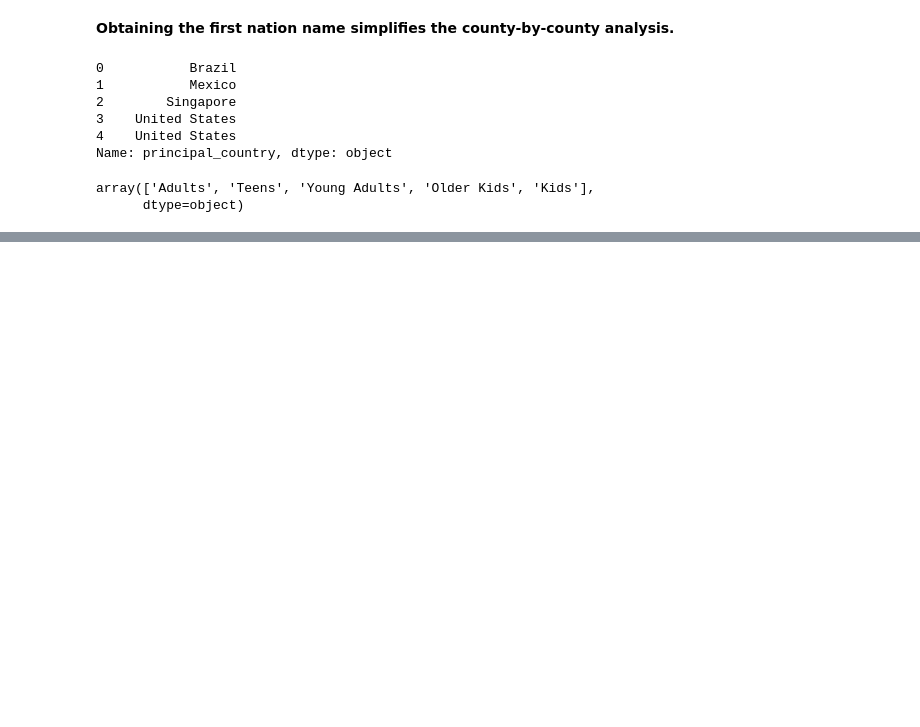
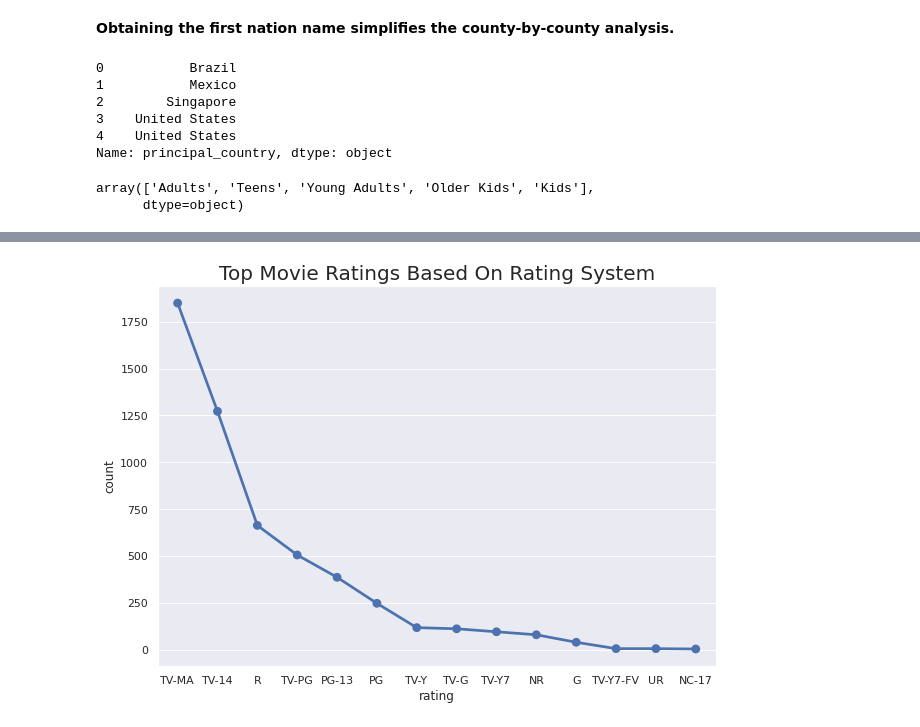
Before and after one commit to vinaylanjewar/Netflix-Movies-TV-Shows-Clustering, a Jupyter notebook: Capstone_project_4__NETFLIX_MOVIES_AND_TV_SHOWS_CLUSTERING.ipynb, the cells around one changed output, grey strips where cells are left out. Drawn from its saved outputs; the diff is of its cells as text; code cells hidden in the pictures; blank space fills up the shorter version.

```diff
--- a/Capstone_project_4__NETFLIX_MOVIES_AND_TV_SHOWS_CLUSTERING.ipynb
+++ b/Capstone_project_4__NETFLIX_MOVIES_AND_TV_SHOWS_CLUSTERING.ipynb
@@ -380,0 +446,14 @@ array(['Adults', 'Teens', 'Young Adults', 'Older Kids', 'Kids'],
+# %%
+#Creating 2 new dataframes for movies and TV shows
+df_tv = netflix_df[netflix_df["type"] == "TV Show"]
+df_movies = netflix_df[netflix_df["type"] == "Movie"]
+# %%
+#Plotting the ratings on movies on pointplot
+movie_ratings = df_movies.groupby(['rating'])['show_id'].count().reset_index(name='count').sort_values(by='count',ascending=False)
+fig_dims = (10,7)
+fig, ax = plt.subplots(figsize=fig_dims)
+sns.pointplot(x='rating',y='count',data=movie_ratings)
+plt.title('Top Movie Ratings Based On Rating System',size='20')
+plt.show()
+# %% [output]
+[figure, added]
```
Also changed, not shown: parts of 32 cells of this notebook.
